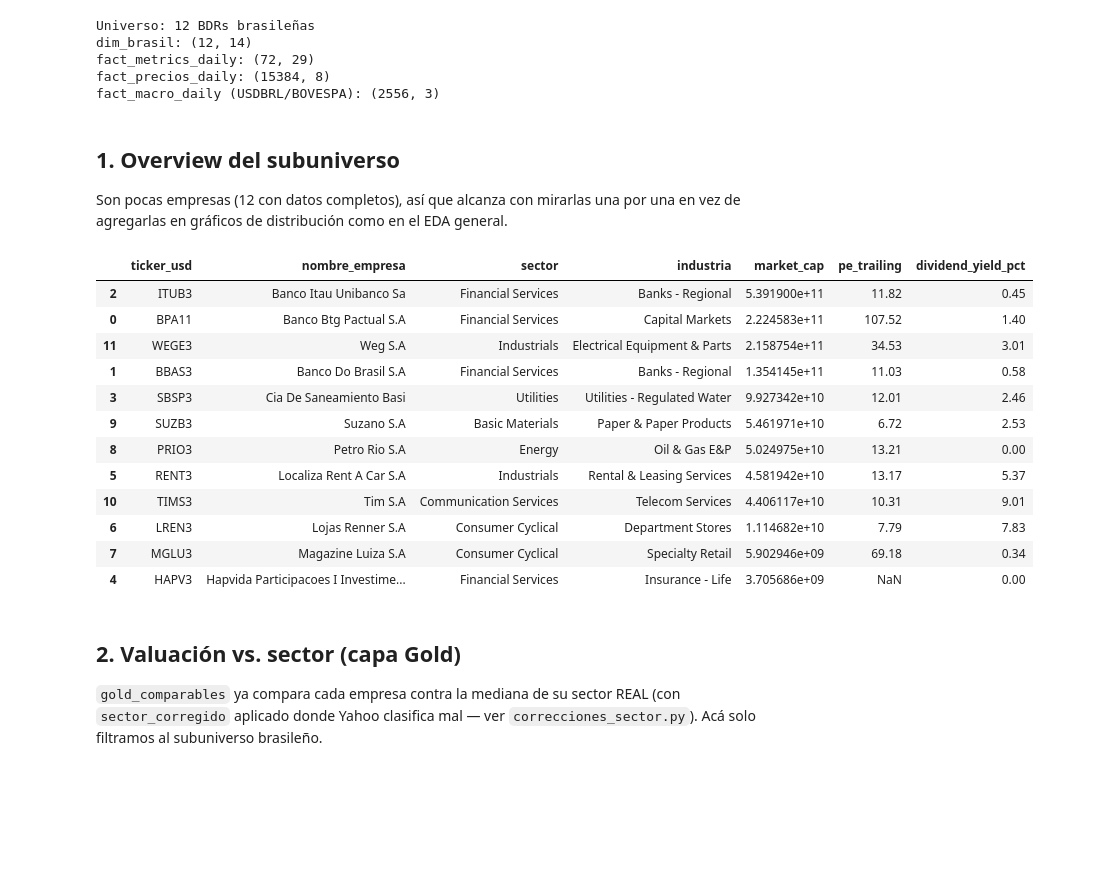
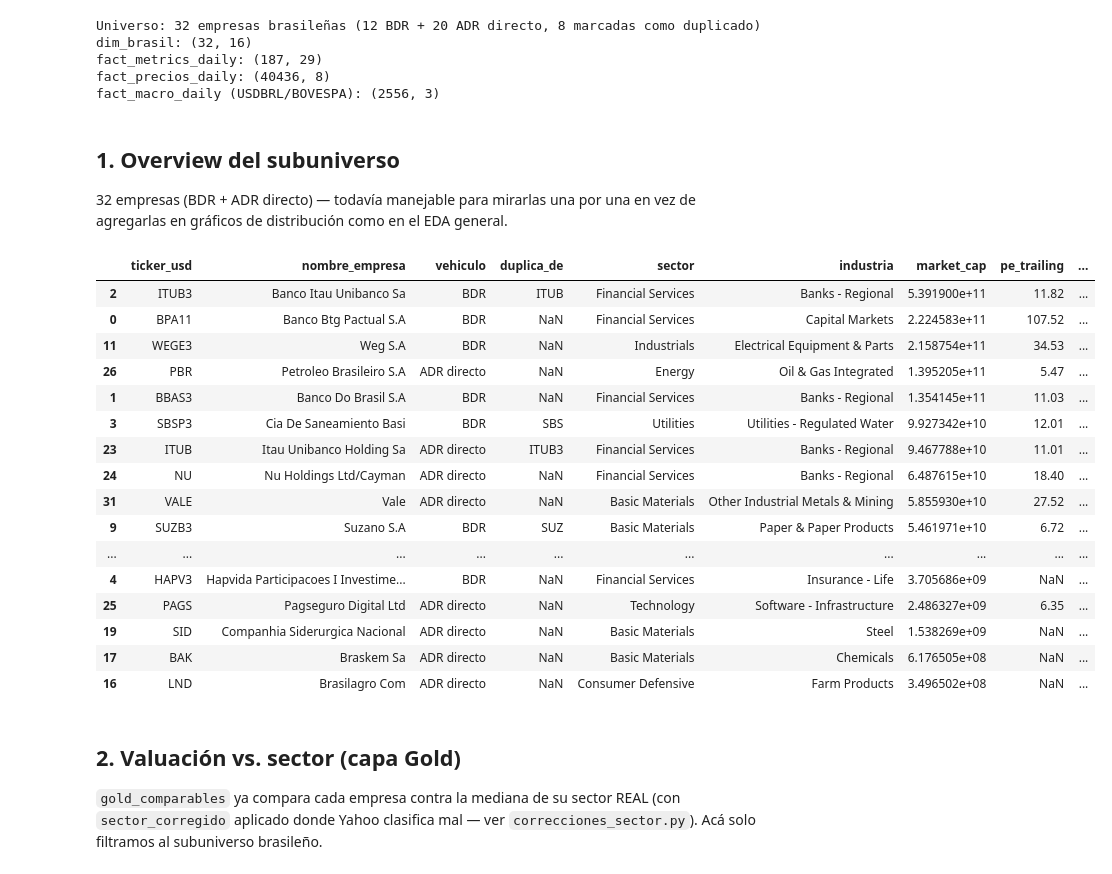
Before and after one commit to esfer98/cedears-data-pipeline, a Jupyter notebook: notebooks/eda_brasil.ipynb, the cells around one changed output. Saved outputs shown, nothing was run; the diff lists cells and outputs as text; code cells hidden in the pictures; blank space fills up the shorter version.

```diff
--- a/notebooks/eda_brasil.ipynb
+++ b/notebooks/eda_brasil.ipynb
@@ -15,11 +20,32 @@ pd.set_option("display.max_columns", 50)
 
 con = duckdb.connect("../data/warehouse.duckdb", read_only=True)
 
-dim_brasil = con.execute("""
+bdr = con.execute("""
     SELECT * FROM dim_empresa
     WHERE mercado = 'brasil' AND ticker_usd NOT IN ('NAT3D', 'VAL3D')
 """).fetchdf()
+bdr["vehiculo"] = "BDR"
+
+adr = con.execute("""
+    SELECT * FROM dim_empresa
+    WHERE mercado = 'usa_otros' AND pais_origen ILIKE '%brazil%'
+""").fetchdf()
+adr["vehiculo"] = "ADR directo"
+
+# 4 empresas cotizan como BDR y como ADR a la vez (misma compañia, dos
+# vehiculos) -- no se deduplican, quedan marcadas para no contarlas dos
+# veces sin querer en un promedio/conteo agregado.
+DUPLICADOS = {
+    "ITUB": "ITUB3", "ITUB3": "ITUB",
+    "SUZ": "SUZB3", "SUZB3": "SUZ",
+    "TIMB": "TIMS3", "TIMS3": "TIMB",
+    "SBS": "SBSP3", "SBSP3": "SBS",
+}
+
+dim_brasil = pd.concat([bdr, adr], ignore_index=True)
+dim_brasil["duplica_de"] = dim_brasil["ticker_usd"].map(DUPLICADOS)
 BRASIL = dim_brasil["ticker_usd"].tolist()
+BDR_TICKERS = bdr["ticker_usd"].tolist()  # subset en BRL -- usado en la seccion 4 (retorno limpio vs. cambiario)
 
 metrics = con.execute("SELECT * FROM fact_metrics_daily WHERE ticker_usd = ANY(?)", [BRASIL]).fetchdf()
 precios = con.execute(
@@ -27,41 +53,47 @@ precios = con.execute(
 ).fetchdf()
 macro_brasil = con.execute("SELECT * FROM fact_macro_daily WHERE serie IN ('USDBRL', 'BOVESPA')").fetchdf()
 
-print(f"Universo: {len(BRASIL)} BDRs brasileñas")
+print(f"Universo: {len(BRASIL)} empresas brasileñas ({len(bdr)} BDR + {len(adr)} ADR directo, "
+      f"{dim_brasil['duplica_de'].notna().sum()} marcadas como duplicado)")
 print("dim_brasil:", dim_brasil.shape)
 print("fact_metrics_daily:", metrics.shape)
 print("fact_precios_daily:", precios.shape)
 print("fact_macro_daily (USDBRL/BOVESPA):", macro_brasil.shape)
 # %% [output]
-Universo: 12 BDRs brasileñas
-dim_brasil: (12, 14)
-fact_metrics_daily: (72, 29)
-fact_precios_daily: (15384, 8)
+Universo: 32 empresas brasileñas (12 BDR + 20 ADR directo, 8 marcadas como duplicado)
+dim_brasil: (32, 16)
+fact_metrics_daily: (187, 29)
+fact_precios_daily: (40436, 8)
 fact_macro_daily (USDBRL/BOVESPA): (2556, 3)
 # %% [markdown]
 ## 1. Overview del subuniverso
 
-Son pocas empresas (12 con datos completos), así que alcanza con mirarlas una por una en vez de agregarlas en gráficos de distribución como en el EDA general.
+32 empresas (BDR + ADR directo) — todavía manejable para mirarlas una por una en vez de agregarlas en gráficos de distribución como en el EDA general.
 # %%
 ultimo = metrics.sort_values("fecha").groupby("ticker_usd").last().reset_index()
 overview = dim_brasil.merge(ultimo, on="ticker_usd")[
-    ["ticker_usd", "nombre_empresa", "sector", "industria", "market_cap", "pe_trailing", "dividend_yield_pct"]
+    ["ticker_usd", "nombre_empresa", "vehiculo", "duplica_de", "sector", "industria",
+     "market_cap", "pe_trailing", "dividend_yield_pct"]
 ].sort_values("market_cap", ascending=False)
 overview
 # %% [output]
-|  | ticker_usd | nombre_empresa | sector | industria | market_cap | pe_trailing | dividend_yield_pct |
-| 2 | ITUB3 | Banco Itau Unibanco Sa | Financial Services | Banks - Regional | 5.391900e+11 | 11.82 | 0.45 |
-| 0 | BPA11 | Banco Btg Pactual S.A | Financial Services | Capital Markets | 2.224583e+11 | 107.52 | 1.40 |
-| 11 | WEGE3 | Weg S.A | Industrials | Electrical Equipment & Parts | 2.158754e+11 | 34.53 | 3.01 |
-| 1 | BBAS3 | Banco Do Brasil S.A | Financial Services | Banks - Regional | 1.354145e+11 | 11.03 | 0.58 |
-| 3 | SBSP3 | Cia De Saneamiento Basi | Utilities | Utilities - Regulated Water | 9.927342e+10 | 12.01 | 2.46 |
-| 9 | SUZB3 | Suzano S.A | Basic Materials | Paper & Paper Products | 5.461971e+10 | 6.72 | 2.53 |
-| 8 | PRIO3 | Petro Rio S.A | Energy | Oil & Gas E&P | 5.024975e+10 | 13.21 | 0.00 |
-| 5 | RENT3 | Localiza Rent A Car S.A | Industrials | Rental & Leasing Services | 4.581942e+10 | 13.17 | 5.37 |
-| 10 | TIMS3 | Tim S.A | Communication Services | Telecom Services | 4.406117e+10 | 10.31 | 9.01 |
-| 6 | LREN3 | Lojas Renner S.A | Consumer Cyclical | Department Stores | 1.114682e+10 | 7.79 | 7.83 |
-| 7 | MGLU3 | Magazine Luiza S.A | Consumer Cyclical | Specialty Retail | 5.902946e+09 | 69.18 | 0.34 |
-| 4 | HAPV3 | Hapvida Participacoes I Investime... | Financial Services | Insurance - Life | 3.705686e+09 | NaN | 0.00 |
+|  | ticker_usd | nombre_empresa | vehiculo | duplica_de | sector | industria | market_cap | pe_trailing | ... |
+| 2 | ITUB3 | Banco Itau Unibanco Sa | BDR | ITUB | Financial Services | Banks - Regional | 5.391900e+11 | 11.82 | ... |
+| 0 | BPA11 | Banco Btg Pactual S.A | BDR | NaN | Financial Services | Capital Markets | 2.224583e+11 | 107.52 | ... |
+| 11 | WEGE3 | Weg S.A | BDR | NaN | Industrials | Electrical Equipment & Parts | 2.158754e+11 | 34.53 | ... |
+| 26 | PBR | Petroleo Brasileiro S.A | ADR directo | NaN | Energy | Oil & Gas Integrated | 1.395205e+11 | 5.47 | ... |
+| 1 | BBAS3 | Banco Do Brasil S.A | BDR | NaN | Financial Services | Banks - Regional | 1.354145e+11 | 11.03 | ... |
+| 3 | SBSP3 | Cia De Saneamiento Basi | BDR | SBS | Utilities | Utilities - Regulated Water | 9.927342e+10 | 12.01 | ... |
+| 23 | ITUB | Itau Unibanco Holding Sa | ADR directo | ITUB3 | Financial Services | Banks - Regional | 9.467788e+10 | 11.01 | ... |
+| 24 | NU | Nu Holdings Ltd/Cayman | ADR directo | NaN | Financial Services | Banks - Regional | 6.487615e+10 | 18.40 | ... |
+| 31 | VALE | Vale | ADR directo | NaN | Basic Materials | Other Industrial Metals & Mining | 5.855930e+10 | 27.52 | ... |
+| 9 | SUZB3 | Suzano S.A | BDR | SUZ | Basic Materials | Paper & Paper Products | 5.461971e+10 | 6.72 | ... |
+| ... | ... | ... | ... | ... | ... | ... | ... | ... | ... |
+| 4 | HAPV3 | Hapvida Participacoes I Investime... | BDR | NaN | Financial Services | Insurance - Life | 3.705686e+09 | NaN | ... |
+| 25 | PAGS | Pagseguro Digital Ltd | ADR directo | NaN | Technology | Software - Infrastructure | 2.486327e+09 | 6.35 | ... |
+| 19 | SID | Companhia Siderurgica Nacional | ADR directo | NaN | Basic Materials | Steel | 1.538269e+09 | NaN | ... |
+| 17 | BAK | Braskem Sa | ADR directo | NaN | Basic Materials | Chemicals | 6.176505e+08 | NaN | ... |
+| 16 | LND | Brasilagro Com | ADR directo | NaN | Consumer Defensive | Farm Products | 3.496502e+08 | NaN | ... |
 # %% [markdown]
 ## 2. Valuación vs. sector (capa Gold)
 
```
Also changed, not shown: parts of 9 cells of this notebook.
